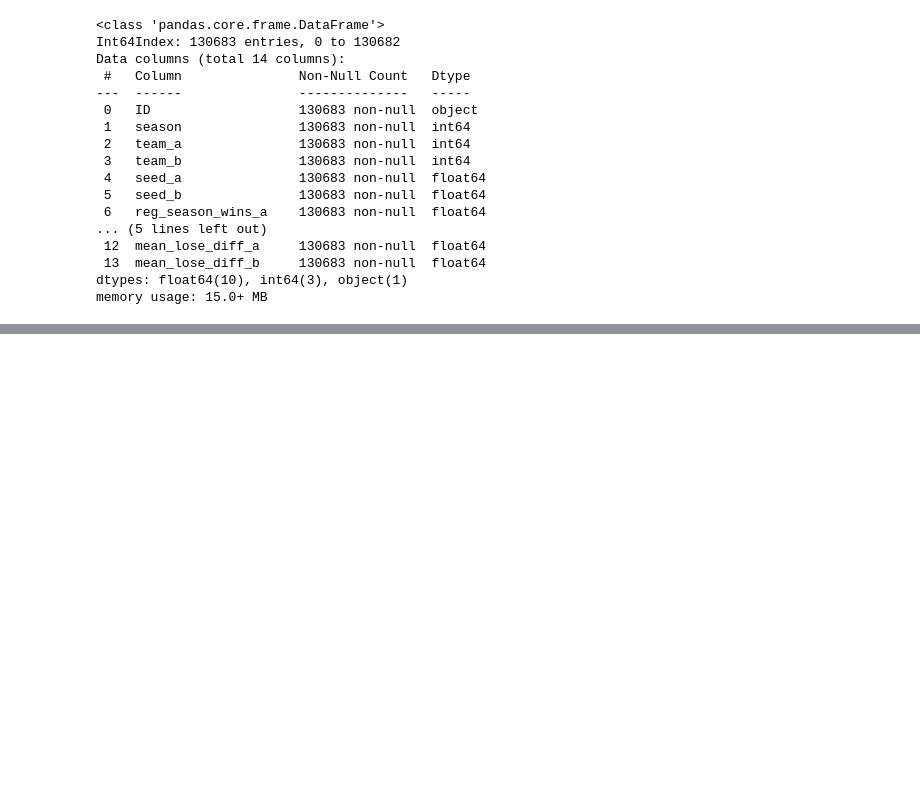
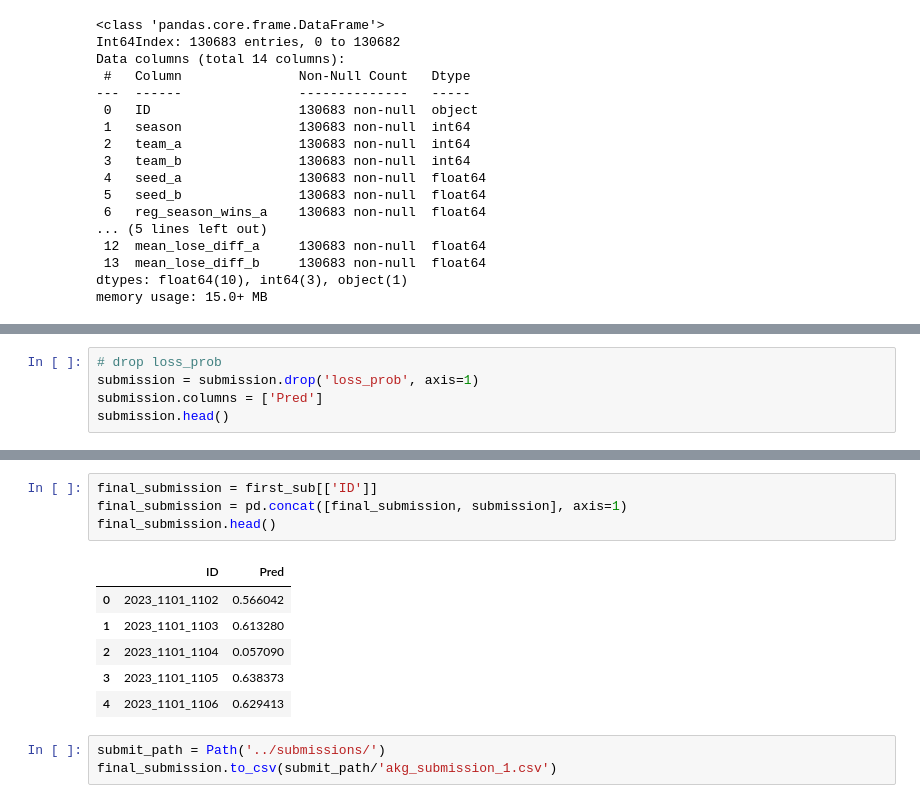
Before and after one commit to akaigraham/main-ML, a Jupyter notebook: march-madness-simulation/notebooks/mm-23.ipynb, the cells around one changed output, grey strips where cells are left out. Cells and saved outputs as stored; diff of their text form; blank space fills up the shorter version.

```diff
--- a/march-madness-simulation/notebooks/mm-23.ipynb
+++ b/march-madness-simulation/notebooks/mm-23.ipynb
@@ -692,0 +745,5 @@ memory usage: 15.0+ MB
+# %%
+# drop loss_prob
+submission = submission.drop('loss_prob', axis=1)
+submission.columns = ['Pred']
+submission.head()
@@ -692,0 +757,14 @@ memory usage: 15.0+ MB
+# %%
+final_submission = first_sub[['ID']]
+final_submission = pd.concat([final_submission, submission], axis=1)
+final_submission.head()
+# %% [output]
+|  | ID | Pred |
+| 0 | 2023_1101_1102 | 0.566042 |
+| 1 | 2023_1101_1103 | 0.613280 |
+| 2 | 2023_1101_1104 | 0.057090 |
+| 3 | 2023_1101_1105 | 0.638373 |
+| 4 | 2023_1101_1106 | 0.629413 |
+# %%
+submit_path = Path('../submissions/')
+final_submission.to_csv(submit_path/'akg_submission_1.csv')
```
Also changed, not shown: parts of 13 cells of this notebook.
